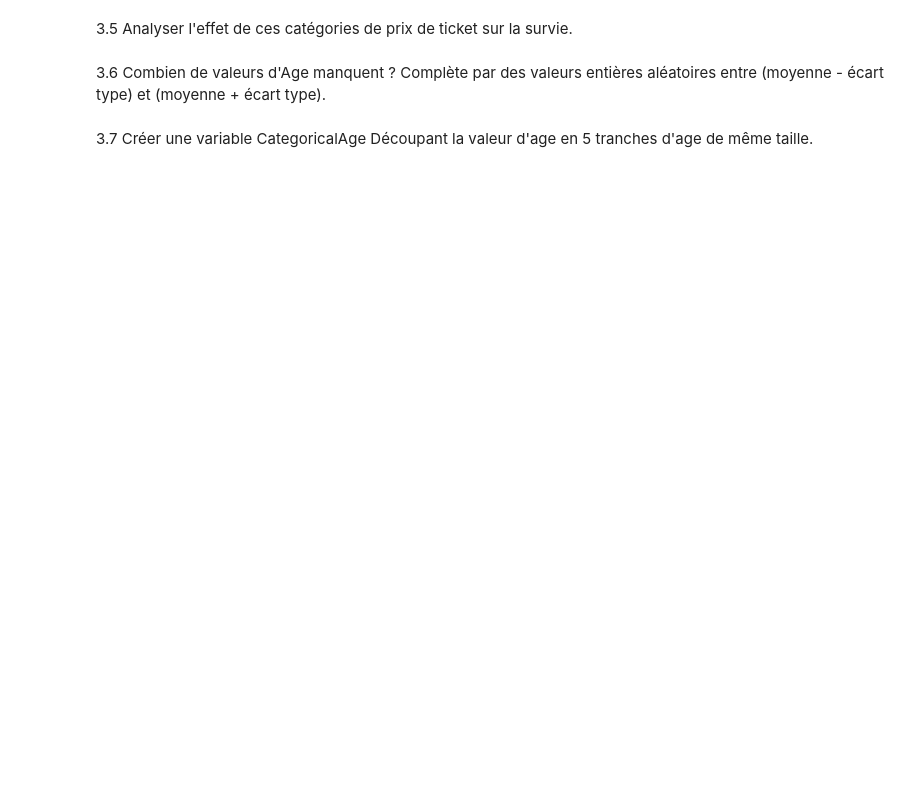
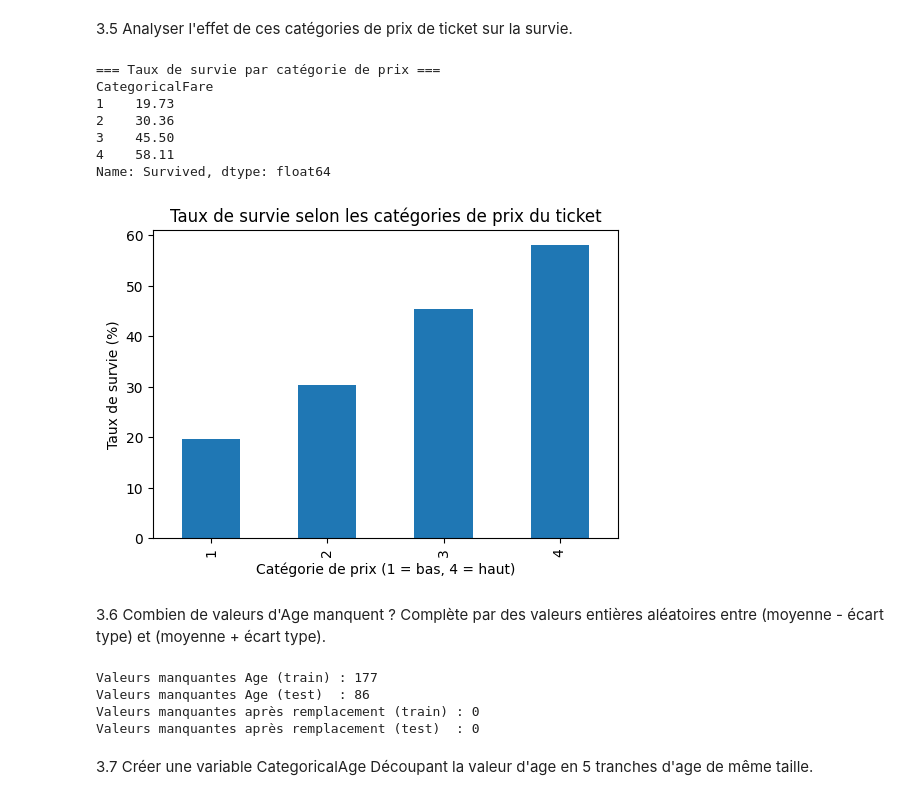
Before and after one commit to ArthurPoncin/Calculs, a Jupyter notebook: CollecteDonnees/tp_collecte.ipynb, the cells around one changed output. Cells and saved outputs as stored; diff of their text form; code cells hidden in the pictures; blank space fills up the shorter version.

```diff
--- a/CollecteDonnees/tp_collecte.ipynb
+++ b/CollecteDonnees/tp_collecte.ipynb
@@ -342,2 +418,7 @@ plt.show()
 # %% [markdown]
 3.4 Créer une variable CategoricalFare Découpant la valeur de ticket en 4 catégories de tailles à peu près égales.
+# %%
+train['CategoricalFare'] = pd.qcut(train['Fare'], 4, labels=[1, 2, 3, 4])
+test['CategoricalFare']  = pd.qcut(test['Fare'], 4, labels=[1, 2, 3, 4])
+
+display(train[['Fare', 'CategoricalFare']].head(10))
@@ -344,6 +438,56 @@ plt.show()
 # %% [markdown]
 3.5 Analyser l'effet de ces catégories de prix de ticket sur la survie.
+# %%
+survie_par_fare = (
+    train.groupby('CategoricalFare', observed=True)['Survived']
+         .mean() * 100
+)
+
+print("=== Taux de survie par catégorie de prix ===")
+print(survie_par_fare.round(2))
+
+# Visualisation
+survie_par_fare.plot(kind='bar', figsize=(6,4))
+plt.title("Taux de survie selon les catégories de prix du ticket")
+plt.xlabel("Catégorie de prix (1 = bas, 4 = haut)")
+plt.ylabel("Taux de survie (%)")
+plt.show()
+# %% [output]
+=== Taux de survie par catégorie de prix ===
+CategoricalFare
+1    19.73
+2    30.36
+3    45.50
+4    58.11
+Name: Survived, dtype: float64
+[figure, added]
 # %% [markdown]
 3.6 Combien de valeurs d'Age manquent ? Complète par des valeurs entières aléatoires entre (moyenne - écart type) et (moyenne + écart type).
+# %%
+nb_age_nan_train = train['Age'].isnull().sum()
+nb_age_nan_test  = test['Age'].isnull().sum()
+
+print("Valeurs manquantes Age (train) :", nb_age_nan_train)
+print("Valeurs manquantes Age (test)  :", nb_age_nan_test)
+
+# Calcul de la moyenne et de l'écart type
+age_mean = train['Age'].mean()
+age_std  = train['Age'].std()
+
+# Définition des bornes de tirage aléatoire
+age_min = int(age_mean - age_std)
+age_max = int(age_mean + age_std)
+
+# Remplissage aléatoire des valeurs manquantes
+train['Age'] = train['Age'].apply(lambda x: np.random.randint(age_min, age_max) if pd.isnull(x) else x)
+test['Age']  = test['Age'].apply(lambda x: np.random.randint(age_min, age_max) if pd.isnull(x) else x)
+
+print("Valeurs manquantes après remplacement (train) :", train['Age'].isnull().sum())
+print("Valeurs manquantes après remplacement (test)  :", test['Age'].isnull().sum())
+# %% [output]
+Valeurs manquantes Age (train) : 177
+Valeurs manquantes Age (test)  : 86
+Valeurs manquantes après remplacement (train) : 0
+Valeurs manquantes après remplacement (test)  : 0
 # %% [markdown]
 3.7 Créer une variable CategoricalAge Découpant la valeur d'age en 5 tranches d'age de même taille.
```
Also changed, not shown: parts of 24 cells of this notebook.
